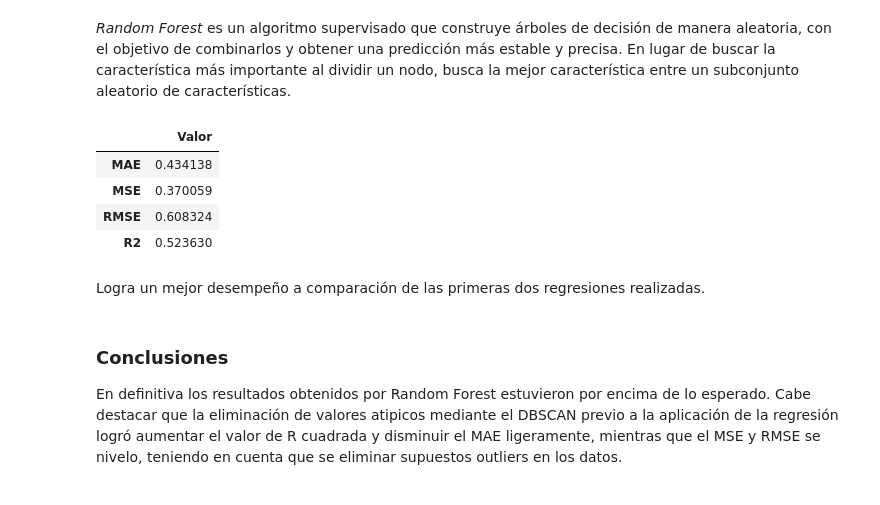
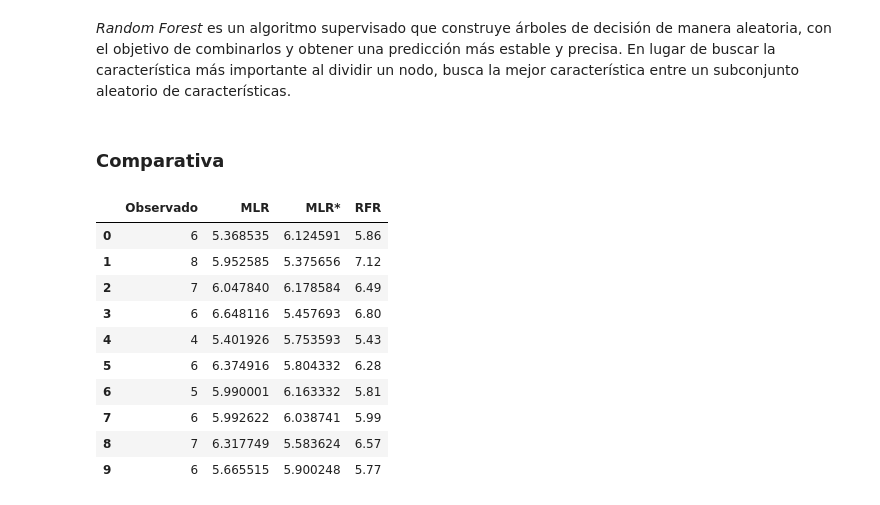
Before and after one commit to VicoSan07/AprendizajeAutomatico, a Jupyter notebook: Avances Proyecto/Tarea06_AA_2023.ipynb, the cells around one changed output. Drawn from its saved outputs; the diff is of its cells as text; code cells hidden in the pictures.

Commit message:
Desempeño

```diff
--- a/Avances Proyecto/Tarea06_AA_2023.ipynb
+++ b/Avances Proyecto/Tarea06_AA_2023.ipynb
@@ -203,33 +163,36 @@ La variación en los indicadores es muy mínima a comparación de la primera reg
 ### **Random Forest**
 # %% [markdown]
 _Random Forest_ es un algoritmo supervisado que construye árboles de decisión de manera aleatoria, con el objetivo de combinarlos y obtener una predicción más estable y precisa. En lugar de buscar la característica más importante al dividir un nodo, busca la mejor característica entre un subconjunto aleatorio de características.
-# %%
-# Aplicación Random Forest Regressor
-from sklearn.ensemble import RandomForestRegressor
-RFC = RandomForestRegressor(n_estimators=100)
-RFC.fit(X_train,Y_train)
-
-Y3_prediction = RFC.predict(X_test)
-
-MAE3 = metrics.mean_absolute_error(Y_test, Y3_prediction)
-MSE3 = metrics.mean_squared_error(Y_test, Y3_prediction)
-RMSE3 = np.sqrt(MSE3)
-R23 = metrics.r2_score(Y_test,Y3_prediction)
-
-resp_metrics3 = pd.DataFrame({'Valor': [MAE3,MSE3,RMSE3,R23]  })
-
-resp_metrics3.rename(index= {0:'MAE',1:'MSE',2:'RMSE',3:'R2'}, inplace=True)
-
-resp_metrics3
-# %% [output]
-|  | Valor |
-| MAE | 0.434138 |
-| MSE | 0.370059 |
-| RMSE | 0.608324 |
-| R2 | 0.523630 |
-# %% [markdown]
-Logra un mejor desempeño a comparación de las primeras dos regresiones realizadas.
-# %% [markdown]
-### **Conclusiones**
-
-En definitiva los resultados obtenidos por Random Forest estuvieron por encima de lo esperado. Cabe destacar que la eliminación de valores atipicos mediante el DBSCAN previo a la aplicación de la regresión logró aumentar el valor de R cuadrada y disminuir el MAE ligeramente, mientras que el MSE y RMSE se nivelo, teniendo en cuenta que se eliminar supuestos outliers en los datos.
+# %%
+# Aplicación Random Forest Regressor
+from sklearn.ensemble import RandomForestRegressor
+RFR = RandomForestRegressor(n_estimators=100)
+RFR.fit(X_train,Y_train)
+
+Y3_prediction = RFR.predict(X_test)
+# %% [markdown]
+### **Comparativa**
+# %%
+import random
+
+# create list of 5 random numbers
+sct_indx = random.sample(range(1300), 10)
+Ysamp_Obs = pd.DataFrame(Y_test[sct_indx])
+Ysamp_MLR = pd.DataFrame(Y_prediction[sct_indx])
+Ysamp_MLR_DB = pd.DataFrame(Y2_prediction[sct_indx])
+Ysamp_RFR = pd.DataFrame(Y3_prediction[sct_indx])
+
+resp_reg = pd.concat([Ysamp_Obs,Ysamp_MLR,Ysamp_MLR_DB,Ysamp_RFR],axis=1)
+resp_reg.set_axis(['Observado', 'MLR', 'MLR*','RFR'], axis='columns')
+# %% [output]
+|  | Observado | MLR | MLR* | RFR |
+| 0 | 6 | 5.368535 | 6.124591 | 5.86 |
+| 1 | 8 | 5.952585 | 5.375656 | 7.12 |
+| 2 | 7 | 6.047840 | 6.178584 | 6.49 |
+| 3 | 6 | 6.648116 | 5.457693 | 6.80 |
+| 4 | 4 | 5.401926 | 5.753593 | 5.43 |
+| 5 | 6 | 6.374916 | 5.804332 | 6.28 |
+| 6 | 5 | 5.990001 | 6.163332 | 5.81 |
+| 7 | 6 | 5.992622 | 6.038741 | 5.99 |
+| 8 | 7 | 6.317749 | 5.583624 | 6.57 |
+| 9 | 6 | 5.665515 | 5.900248 | 5.77 |
```
Also changed, not shown: parts of 7 cells of this notebook, 3 other files.
